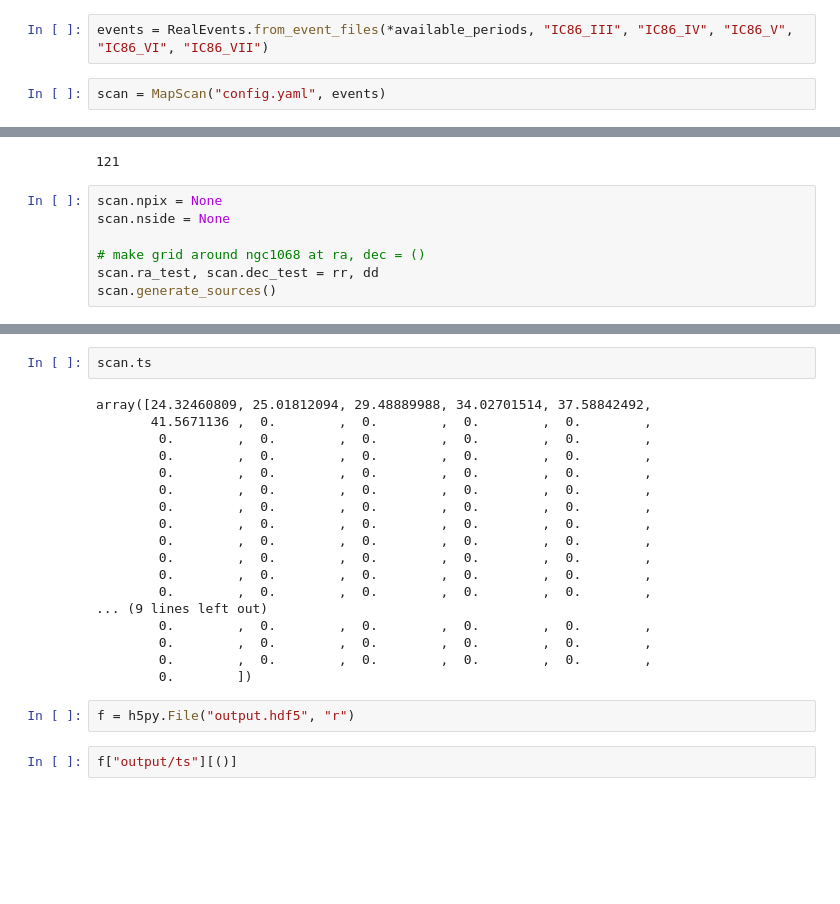
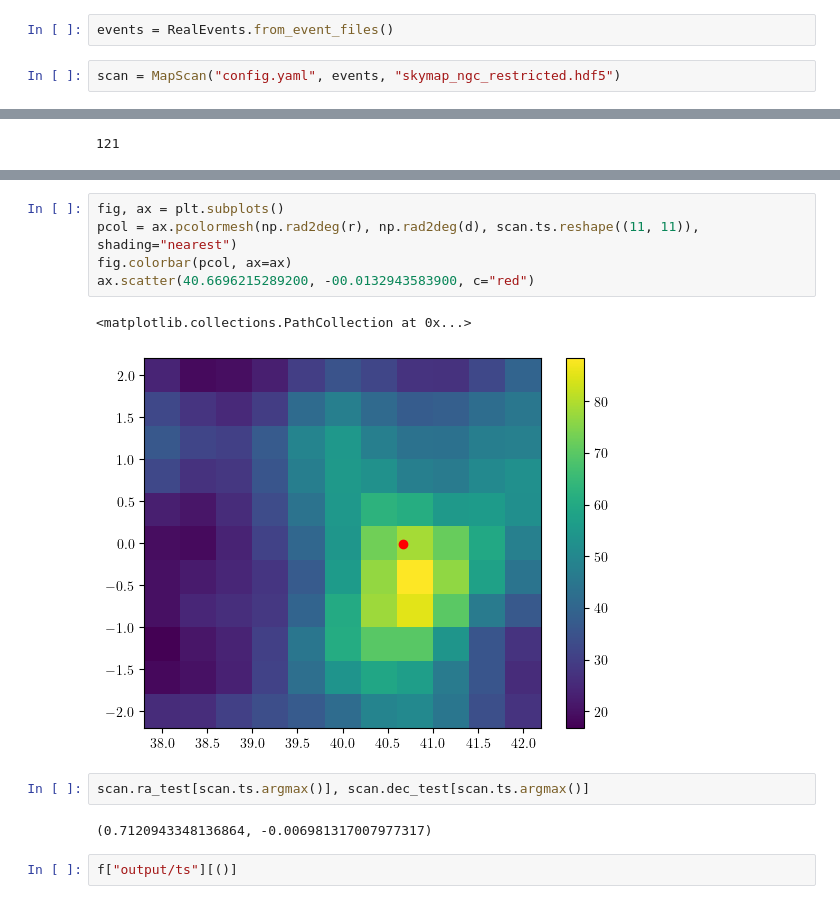
Before and after one commit to grburgess/p_value, a Jupyter notebook: ngc_1068/ts_map.ipynb, the cells around one changed output, grey strips where cells are left out. Drawn from its saved outputs; the diff is of its cells as text; blank space fills up the shorter version.

```diff
--- a/ngc_1068/ts_map.ipynb
+++ b/ngc_1068/ts_map.ipynb
@@ -15,6 +15,6 @@ Read in configs in parallel processes, calculate, write output again with same d
 
 Make script reading in all result files.
 # %%
-events = RealEvents.from_event_files(*available_periods, "IC86_III", "IC86_IV", "IC86_V", "IC86_VI", "IC86_VII")
+events = RealEvents.from_event_files()
 # %%
-scan = MapScan("config.yaml", events)
+scan = MapScan("config.yaml", events, "skymap_ngc_restricted.hdf5")
@@ -36,10 +31,3 @@ dd = dd.flatten()
 print(rr.size)
 # %% [output]
 121
-# %%
-scan.npix = None
-scan.nside = None
-
-# make grid around ngc1068 at ra, dec = ()
-scan.ra_test, scan.dec_test = rr, dd
-scan.generate_sources()
@@ -53,25 +64,15 @@ KeyboardInterrupt:
-# %%
-scan.ts
-# %% [output]
-array([24.32460809, 25.01812094, 29.48889988, 34.02701514, 37.58842492,
-       41.5671136 ,  0.        ,  0.        ,  0.        ,  0.        ,
-        0.        ,  0.        ,  0.        ,  0.        ,  0.        ,
-        0.        ,  0.        ,  0.        ,  0.        ,  0.        ,
-        0.        ,  0.        ,  0.        ,  0.        ,  0.        ,
-        0.        ,  0.        ,  0.        ,  0.        ,  0.        ,
-        0.        ,  0.        ,  0.        ,  0.        ,  0.        ,
-        0.        ,  0.        ,  0.        ,  0.        ,  0.        ,
-        0.        ,  0.        ,  0.        ,  0.        ,  0.        ,
-        0.        ,  0.        ,  0.        ,  0.        ,  0.        ,
-        0.        ,  0.        ,  0.        ,  0.        ,  0.        ,
-        0.        ,  0.        ,  0.        ,  0.        ,  0.        ,
-... (9 lines left out)
-        0.        ,  0.        ,  0.        ,  0.        ,  0.        ,
-        0.        ,  0.        ,  0.        ,  0.        ,  0.        ,
-        0.        ,  0.        ,  0.        ,  0.        ,  0.        ,
-        0.        ])
-# %%
-f = h5py.File("output.hdf5", "r")
+# %%
+fig, ax = plt.subplots()
+pcol = ax.pcolormesh(np.rad2deg(r), np.rad2deg(d), scan.ts.reshape((11, 11)), shading="nearest")
+fig.colorbar(pcol, ax=ax)
+ax.scatter(40.6696215289200, -00.0132943583900, c="red")
+# %% [output]
+<matplotlib.collections.PathCollection at 0x...>
+[figure, added]
+# %%
+scan.ra_test[scan.ts.argmax()], scan.dec_test[scan.ts.argmax()]
+# %% [output]
+(0.7120943348136864, -0.006981317007977317)
 # %%
 f["output/ts"][()]
 # %% [output]
```
Also changed, not shown: parts of 7 cells of this notebook, 6 other files.
